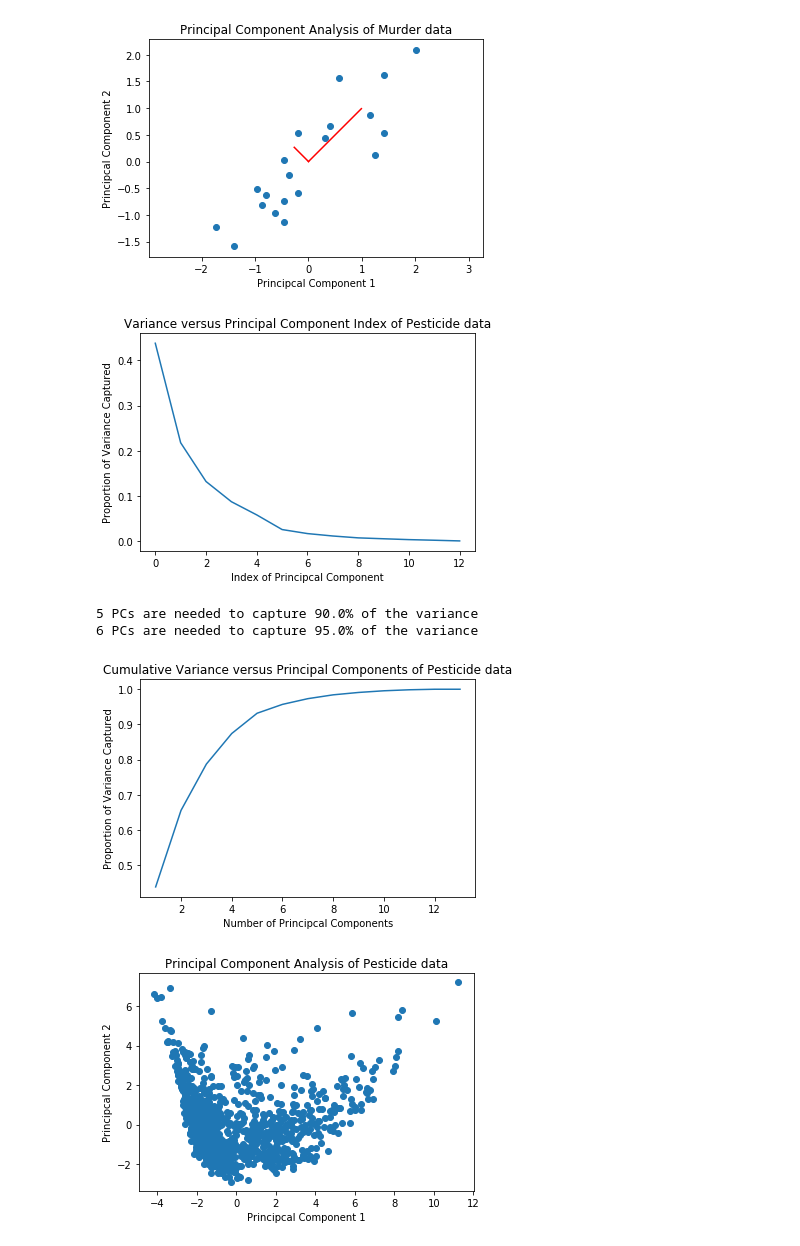
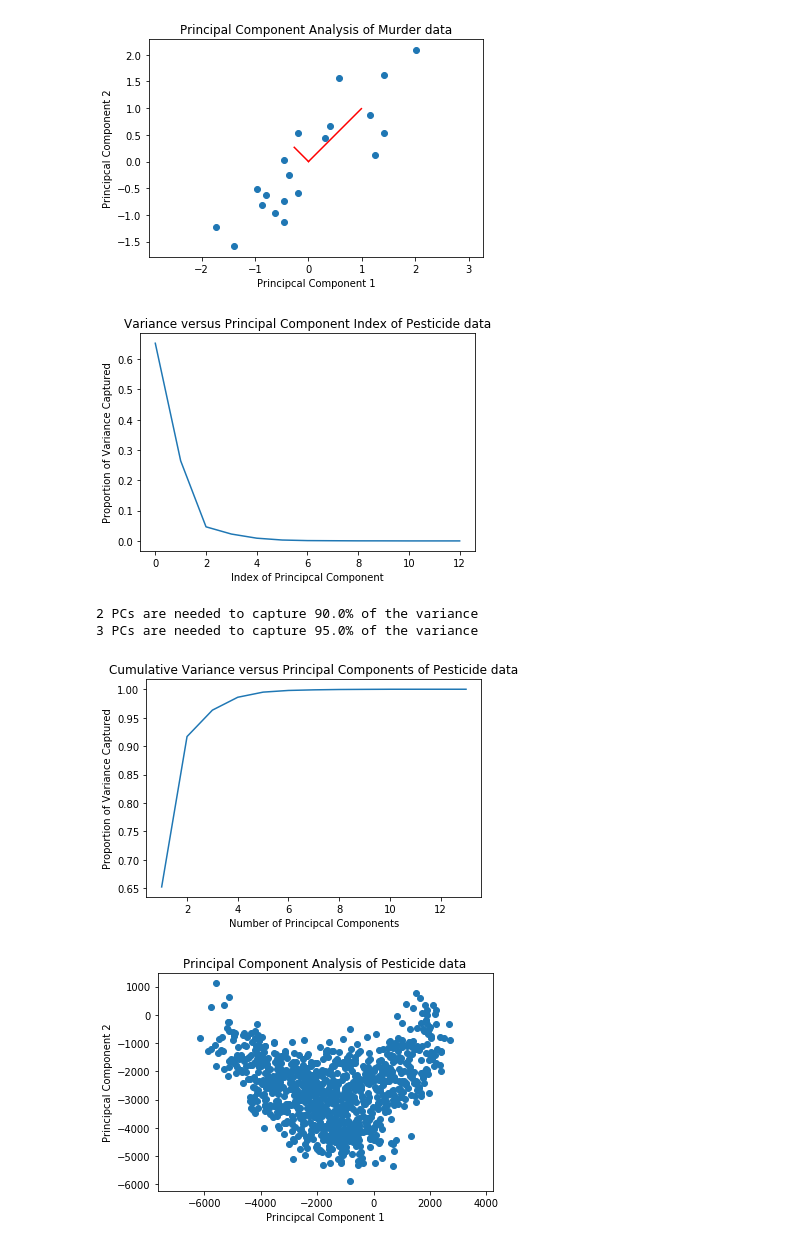
Before and after one commit to mahdi-robbani/ids, a Jupyter notebook: Assignment3/assignment3.ipynb, the cells around one changed output. Cells and saved outputs as stored; diff of their text form; code cells hidden in the pictures.

```diff
--- a/Assignment3/assignment3.ipynb
+++ b/Assignment3/assignment3.ipynb
@@ -56,36 +56,33 @@ def min_dimensions(N, cum_variance):
 
 pesticide = np.loadtxt('IDSWeedCropTrain.csv', delimiter = ',')
 pesticide = pesticide[:,:-1]
-pesticide = standardize_data(pesticide)
 eigenvectors, eigenvalues = pca(pesticide)
 variance = eigenvalues/sum(eigenvalues)
+count = list(range(1, len(variance)+1))
 
-plt.plot(variance)
+plt.plot(count, variance)
 plt.title('Variance versus Principal Component Index of Pesticide data')
 plt.xlabel('Index of Principcal Component')
 plt.ylabel('Proportion of Variance Captured')
-#plt.savefig("figure2_variance.png")
 plt.show()
 # %% [output]
-[figure, old version]
+[figure, new version]
 # %%
 # Exercise 1c plot2
 cum_variance = np.cumsum(eigenvalues/sum(eigenvalues))
-count = np.argsort(cum_variance) + 1
 
 min_dimensions(0.9, cum_variance)
 min_dimensions(0.95, cum_variance)
 
 plt.plot(count, cum_variance)
 plt.title('Cumulative Variance versus Principal Components of Pesticide data')
 plt.xlabel('Number of Principcal Components')
 plt.ylabel('Proportion of Variance Captured')
-#plt.savefig("figure3_cumvariance.png")
 plt.show()
 # %% [output]
-5 PCs are needed to capture 90.0% of the variance
-6 PCs are needed to capture 95.0% of the variance
+2 PCs are needed to capture 90.0% of the variance
+3 PCs are needed to capture 95.0% of the variance
-[figure, old version]
+[figure, new version]
 # %%
 # input:   1) datamatrix as loaded by numpy.loadtxt('dataset.txt')
 #	   2) an integer d specifying the number of dimensions for the output (most commonly used are 2 or 3)
@@ -107,10 +104,9 @@ plt.axis('equal')
 plt.title('Principal Component Analysis of Pesticide data')
 plt.xlabel('Principcal Component 1')
 plt.ylabel('Principcal Component 2')
-#plt.savefig("figure4_PCApesticide.png")
 plt.show()
 # %% [output]
-[figure, old version]
+[figure, new version]
 # %%
 #Exercise 3
 def initialize_kmeans(k, data):
```
Also changed, not shown: parts of 1 cell of this notebook, 16 other files.
